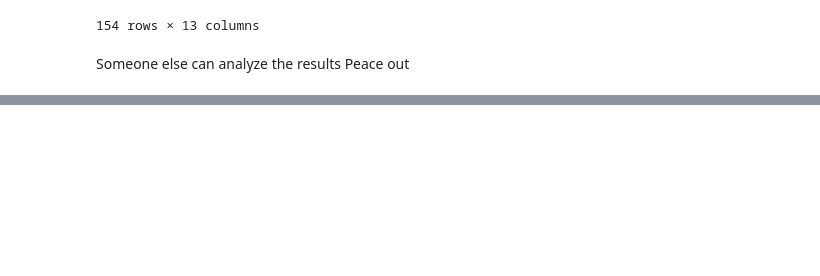
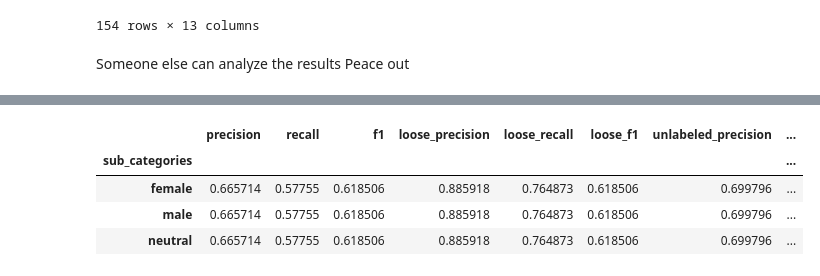
Before and after one commit to BossThePro/NLPProject-Group-SLP, a Jupyter notebook: code/evaluation.ipynb, the cells around one changed output, grey strips where cells are left out. Saved outputs shown, nothing was run; the diff lists cells and outputs as text; code cells hidden in the pictures; blank space fills up the shorter version.

```diff
--- a/code/evaluation.ipynb
+++ b/code/evaluation.ipynb
@@ -281,0 +319,10 @@ Someone else can analyze the results Peace out
+# %%
+pronouns_multi_mask = ((df["folder"] == "pronouns") & (df["model"] == "multi"))
+pronouns_multi_results = df[pronouns_multi_mask].groupby(df["sub_categories"]).mean(numeric_only=True)
+pronouns_multi_results
+# %% [output]
+|  | precision | recall | f1 | loose_precision | loose_recall | loose_f1 | unlabeled_precision | ... |
+| sub_categories |  |  |  |  |  |  |  | ... |
+| female | 0.665714 | 0.57755 | 0.618506 | 0.885918 | 0.764873 | 0.618506 | 0.699796 | ... |
+| male | 0.665714 | 0.57755 | 0.618506 | 0.885918 | 0.764873 | 0.618506 | 0.699796 | ... |
+| neutral | 0.665714 | 0.57755 | 0.618506 | 0.885918 | 0.764873 | 0.618506 | 0.699796 | ... |
```
Also changed, not shown: parts of 6 cells of this notebook, 5 other files.
